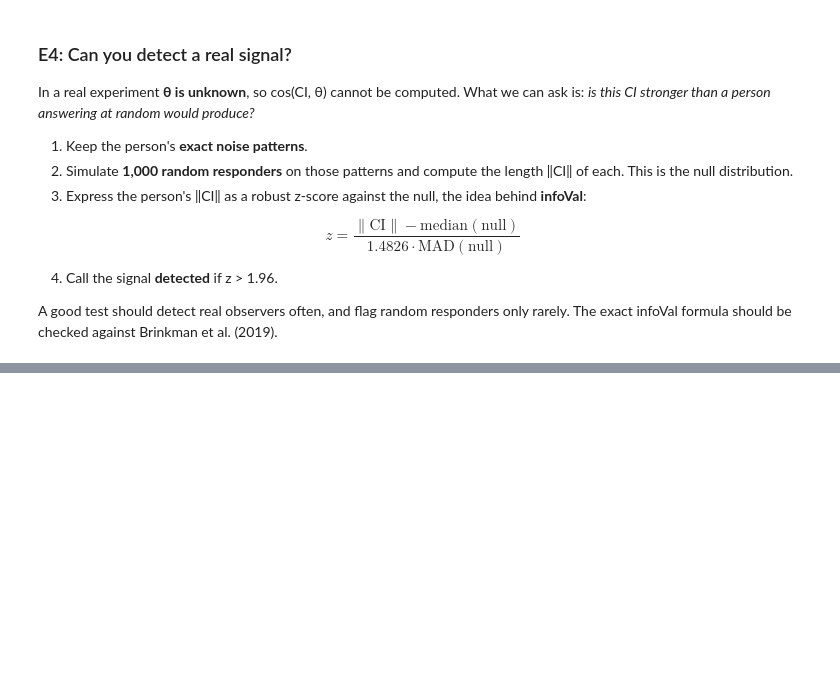
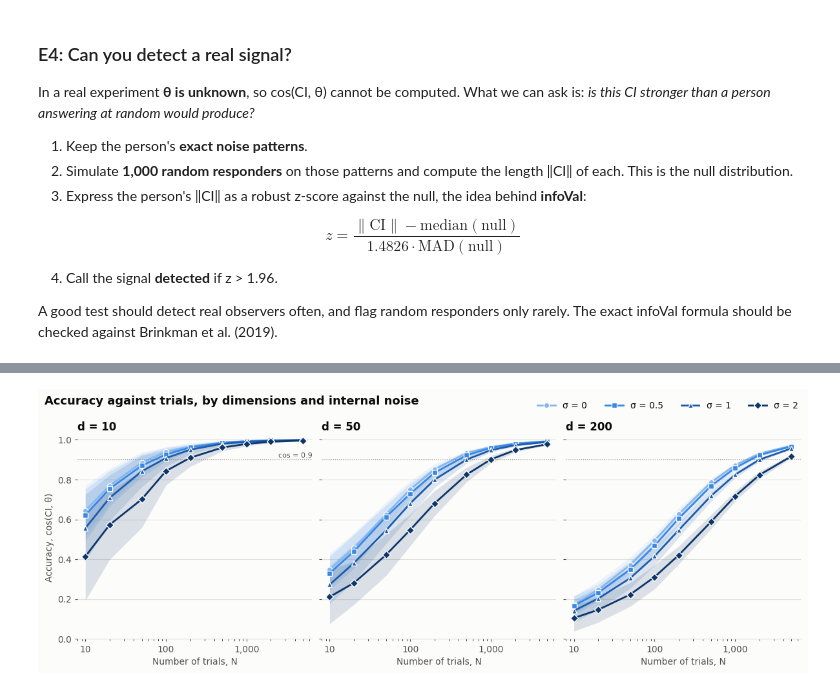
Before and after one commit to Haha6400/RC-with-a-simulated-person, a Jupyter notebook: notebooks/01-simulated-person.ipynb, the cells around one changed output, grey strips where cells are left out. Saved outputs shown, nothing was run; the diff lists cells and outputs as text; code cells hidden in the pictures; blank space fills up the shorter version.

Commit message:
add reports

```diff
--- a/notebooks/01-simulated-person.ipynb
+++ b/notebooks/01-simulated-person.ipynb
@@ -709,0 +760,15 @@ E3: sigma = 1, 200 persons per setting
+# %%
+settings = [("E1", f"d=10, sigma=1", TRIAL_COUNTS, results_e1, 10, 1.0)]
+settings += [("E2", f"d=10, sigma={sig:g}", TRIAL_COUNTS, results_e2[sig], 10, sig) for sig in sigmas_e2]
+settings += [("E3", f"d={dim}, sigma=1", trials_e3, results_e3[dim], dim, 1.0) for dim in dims_e3]
+
+def unconverted_cosine(n_trials, d, sigma):
+    a2 = (2 / np.pi) / (1 + sigma**2)
+    return np.sqrt(n_trials * a2 / (n_trials * a2 + d))
+
+print("                         largest |gap|")
+print("exp  setting          approx (d)   earlier (d-1)   sigma not converted")
+for exp, label, trials, means, dim, sig in settings:
+    gaps = [np.abs(means - f(trials, dim, sig)).max()
+            for f in (approx_cosine, predicted_cosine_sigma, unconverted_cosine)]
+    print(f"{exp}   {label:<16} {gaps[0]:10.3f} {gaps[1]:15.3f} {gaps[2]:21.3f}")
@@ -815,0 +899,70 @@ E4, part 2: share of persons with z > 1.96 (d = 10, 200 persons, 1000 null runs
+# %%
+from pathlib import Path
+import csv
+
+REPORT_DIR = Path("../reports")
+(REPORT_DIR / "figures").mkdir(parents=True, exist_ok=True)
+(REPORT_DIR / "data").mkdir(parents=True, exist_ok=True)
+
+rng_report = np.random.default_rng(SEED + 6)
+report_trials = np.array([10, 20, 50, 100, 200, 500, 1000, 2000, 5000])
+report_dims = [10, 50, 200]
+report_sigmas = [0.0, 0.5, 1.0, 2.0]
+
+report = {(dim, sig): sweep_trials(report_trials, dim, sig, rng_report)
+          for dim in report_dims for sig in report_sigmas}
+
+with open(REPORT_DIR / "data" / "accuracy-vs-trials.csv", "w", newline="") as f:
+    writer = csv.writer(f)
+    writer.writerow(["d", "sigma", "n_trials", "n_persons", "mean_cos", "sd_cos", "approx_cos"])
+    for (dim, sig), (means, sds) in report.items():
+        for N, m, sd in zip(report_trials, means, sds):
+            writer.writerow([dim, sig, N, N_PERSONS, f"{m:.4f}", f"{sd:.4f}", f"{approx_cosine(N, dim, sig):.4f}"])
+
+# Ordered noise levels: one hue, light to dark, with a different marker for each level
+styles = {0.0: ("#86b6ef", "o"), 0.5: ("#3987e5", "s"), 1.0: ("#1c5cab", "^"), 2.0: ("#0d366b", "D")}
+INK, MUTED, GRID, SURFACE = "#0b0b0b", "#52514e", "#e1e0d9", "#fcfcfb"
+
+fig, axes = plt.subplots(1, 3, figsize=(12, 4.4), sharey=True, facecolor=SURFACE)
+for ax, dim in zip(axes, report_dims):
+    ax.set_facecolor(SURFACE)
+    for sig, (color, marker) in styles.items():
+        means, sds = report[(dim, sig)]
+        ax.fill_between(report_trials, means - sds, np.minimum(means + sds, 1), color=color, alpha=0.14, lw=0)
+        ax.plot(report_trials, means, color=color, lw=2, marker=marker, ms=6,
+                markeredgecolor=SURFACE, markeredgewidth=1, label=f"σ = {sig:g}")
+    ax.axhline(0.9, color=MUTED, lw=0.8, ls=":")
+    ax.set_xscale("log")
+    ax.xaxis.set_major_formatter(plt.FuncFormatter(lambda x, _: f"{x:,.0f}"))
+    ax.set(xlim=(8, 6500), ylim=(0, 1.02), xlabel="Number of trials, N")
+    ax.set_title(f"d = {dim}", color=INK, fontsize=12, loc="left", fontweight="bold")
+    ax.grid(True, axis="y", color=GRID, lw=0.8)
+    ax.set_axisbelow(True)
+    ax.tick_params(colors=MUTED, length=3)
+    ax.xaxis.label.set_color(MUTED)
+    for side in ("top", "right", "left"):
+        ax.spines[side].set_visible(False)
+    ax.spines["bottom"].set_color(GRID)
+axes[0].set_ylabel("Accuracy, cos(CI, θ)", color=MUTED)
+axes[0].text(6500, 0.905, "cos = 0.9", color=MUTED, fontsize=8, ha="right", va="bottom")
+
+handles, labels = axes[0].get_legend_handles_labels()
+fig.legend(handles, labels, loc="upper right", ncol=4, frameon=False, fontsize=10, labelcolor=INK,
+           title=None, bbox_to_anchor=(0.995, 0.995))
+fig.text(0.012, 0.955, "Accuracy against trials, by dimensions and internal noise", color=INK, fontsize=13, fontweight="bold")
+fig.tight_layout(rect=(0, 0, 1, 0.93))
+fig.savefig(REPORT_DIR / "figures" / "accuracy-vs-trials.png", dpi=200, facecolor=SURFACE)
+plt.show()
+
+print("Trials needed to reach cos = 0.9 (measured, interpolated)")
+print("    d " + "".join(f"  sigma={s:<4g}" for s in report_sigmas))
+for dim in report_dims:
+    row = [trials_to_reach(0.9, report_trials, report[(dim, s)][0]) for s in report_sigmas]
+    print(f"{dim:5d} " + "".join(f"  {x:<10.0f}" for x in row))
+print("\nMean cos (SD) at N = 100 and N = 1000")
+for dim in report_dims:
+    for sig in report_sigmas:
+        m, sd = report[(dim, sig)]
+        print(f"d={dim:<4d} sigma={sig:<4g} N=100: {m[3]:.3f} ({sd[3]:.3f})   N=1000: {m[6]:.3f} ({sd[6]:.3f})")
+# %% [output]
+[figure, added]
```
Also changed, not shown: parts of 20 cells of this notebook, 5 other files.
